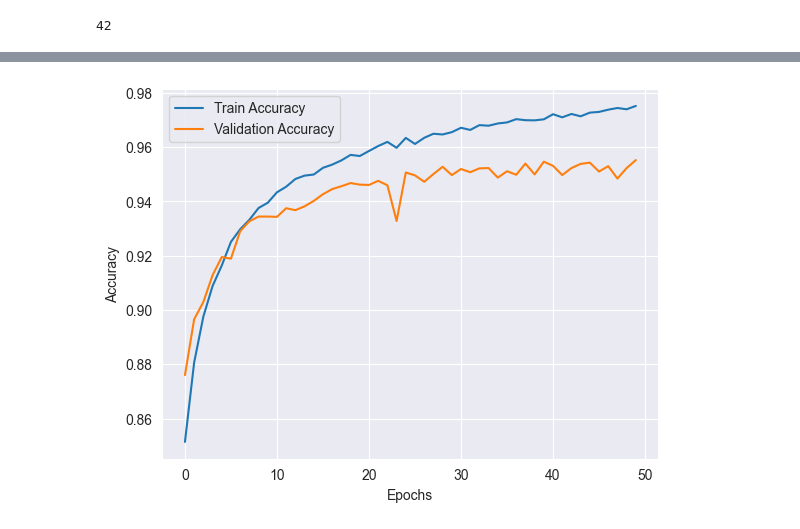
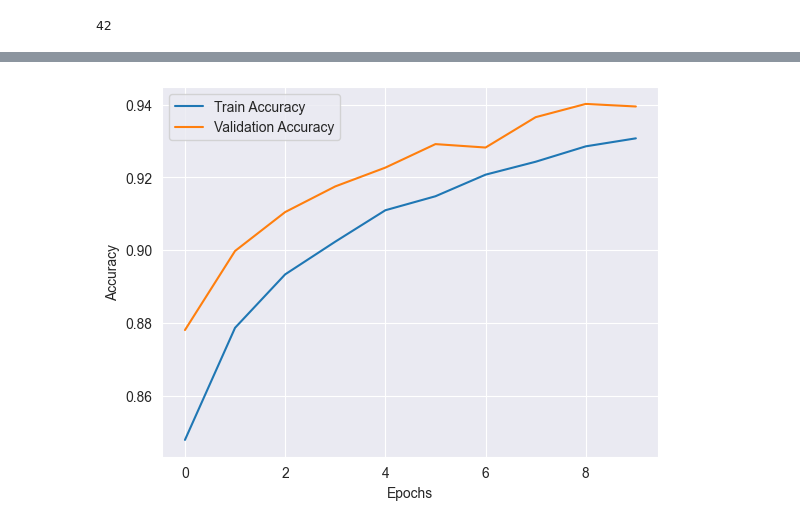
Before and after one commit to HirudikaAnupama/Predicting-Term-Deposit-Subscriptions, a Jupyter notebook: models/Predicting Term Deposit Subscriptions.ipynb, the cells around one changed output, grey strips where cells are left out. Cells and saved outputs as stored; diff of their text form; code cells hidden in the pictures.

```diff
--- a/models/Predicting Term Deposit Subscriptions.ipynb
+++ b/models/Predicting Term Deposit Subscriptions.ipynb
@@ -858,2 +954,21 @@ Name: y, Length: 42550, dtype: int64
+# %%
+optimal_model = tf.keras.Sequential([
+    tf.keras.layers.InputLayer(shape=(42,)),
+    tf.keras.layers.Dense(128, activation='relu'),
+    tf.keras.layers.Dropout(0.2),
+    tf.keras.layers.Dense(64, activation='relu'),
+    tf.keras.layers.Dropout(0.2),
+    tf.keras.layers.Dense(1, activation='sigmoid'),
+
+])
+# %%
+optimizer = tf.keras.optimizers.Adam(learning_rate=0.001)
+# %%
+optimal_model.compile(optimizer=optimizer,
+                      loss='binary_crossentropy',
+                      metrics=['accuracy'])
 # %%
-model.compile(optimizer='adam', loss='binary_crossentropy', metrics=['accuracy'])
+optimal_history = optimal_model.fit(x_train, y_train,
+                                    epochs=10,
+                                    batch_size=32,
+                                    validation_split=0.2,)
@@ -925,12 +1002,12 @@ Test Accuracy: 0.9543
 # %%
 import matplotlib.pyplot as plt
 
 # Plot training and validation accuracy
-plt.plot(history.history['accuracy'], label='Train Accuracy')
-plt.plot(history.history['val_accuracy'], label='Validation Accuracy')
+plt.plot(optimal_history.history['accuracy'], label='Train Accuracy')
+plt.plot(optimal_history.history['val_accuracy'], label='Validation Accuracy')
 plt.xlabel('Epochs')
 plt.ylabel('Accuracy')
 plt.legend()
 plt.show()
 # %% [output]
-[figure, old version]
+[figure, new version]
```
Also changed, not shown: parts of 38 cells of this notebook.
